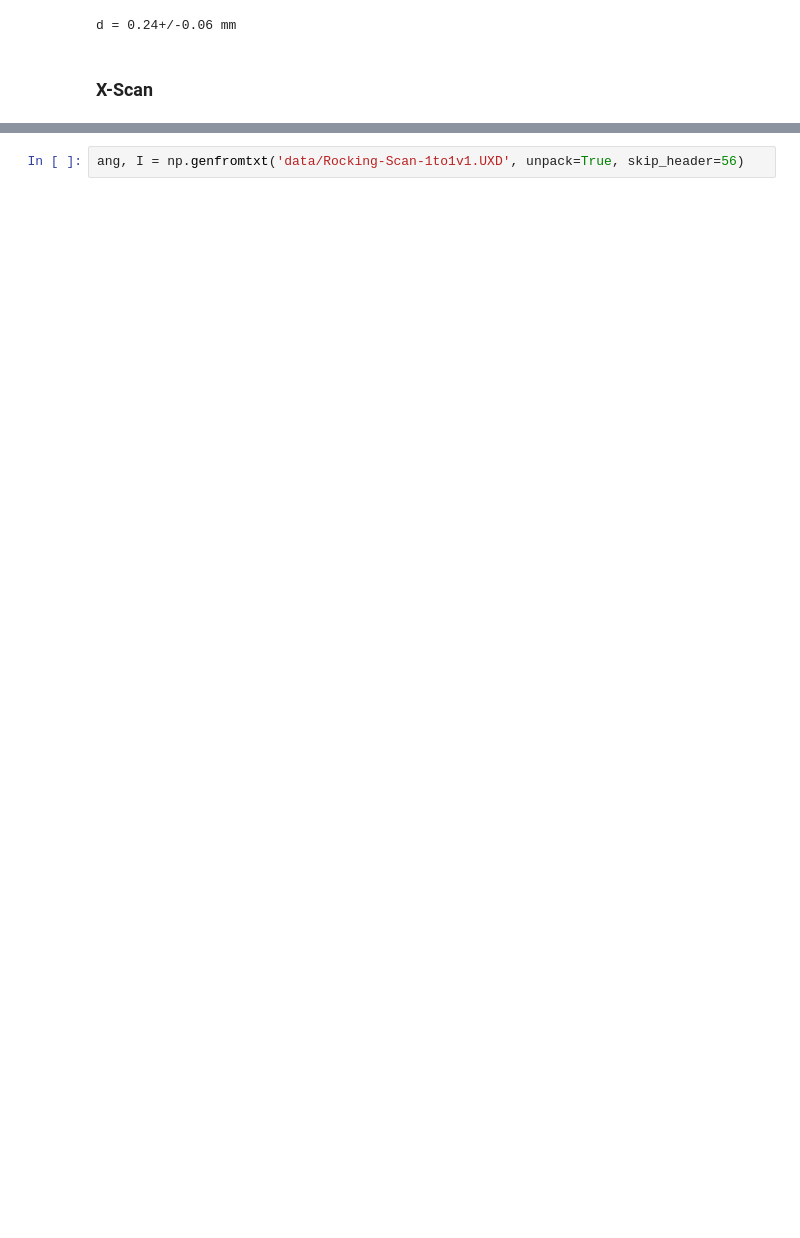
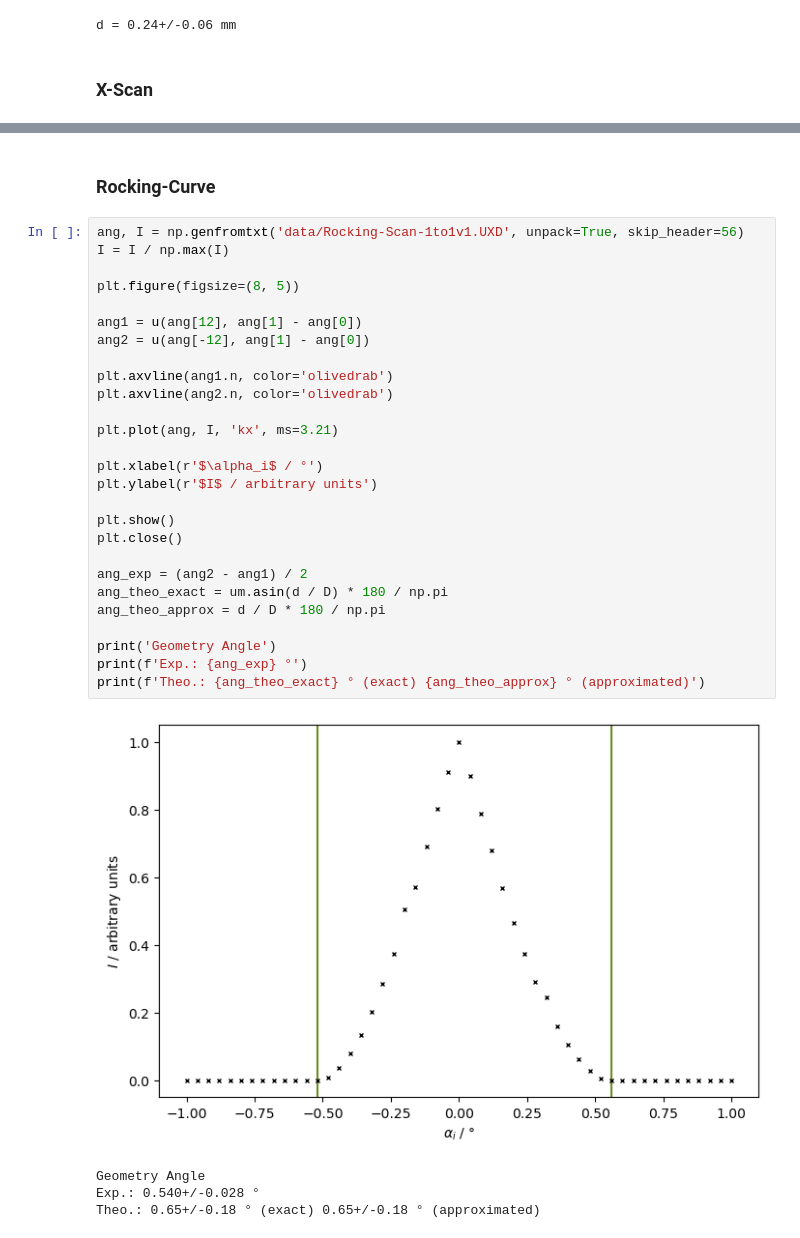
Before and after one commit to frtza/advancedlaboratory, a Jupyter notebook: V44/note.ipynb, the cells around one changed output, grey strips where cells are left out. Cells and saved outputs as stored; diff of their text form; blank space fills up the shorter version.

```diff
--- a/V44/note.ipynb
+++ b/V44/note.ipynb
@@ -108,2 +112,34 @@ D = 21.0+/-2.8 mm
+# %% [markdown]
+### Rocking-Curve
 # %%
 ang, I = np.genfromtxt('data/Rocking-Scan-1to1v1.UXD', unpack=True, skip_header=56)
+I = I / np.max(I)
+
+plt.figure(figsize=(8, 5))
+
+ang1 = u(ang[12], ang[1] - ang[0])
+ang2 = u(ang[-12], ang[1] - ang[0])
+
+plt.axvline(ang1.n, color='olivedrab')
+plt.axvline(ang2.n, color='olivedrab')
+
+plt.plot(ang, I, 'kx', ms=3.21)
+
+plt.xlabel(r'$\alpha_i$ / °')
+plt.ylabel(r'$I$ / arbitrary units')
+
+plt.show()
+plt.close()
+
+ang_exp = (ang2 - ang1) / 2
+ang_theo_exact = um.asin(d / D) * 180 / np.pi
+ang_theo_approx = d / D * 180 / np.pi
+
+print('Geometry Angle')
+print(f'Exp.: {ang_exp} °')
+print(f'Theo.: {ang_theo_exact} ° (exact) {ang_theo_approx} ° (approximated)')
+# %% [output]
+[figure, added]
+Geometry Angle
+Exp.: 0.540+/-0.028 °
+Theo.: 0.65+/-0.18 ° (exact) 0.65+/-0.18 ° (approximated)
```
Also changed, not shown: parts of 5 cells of this notebook.
